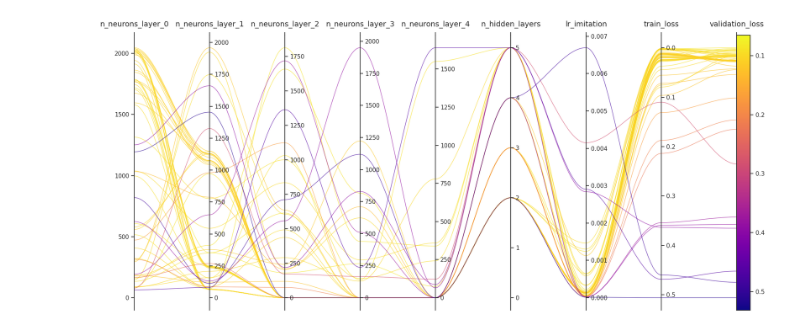
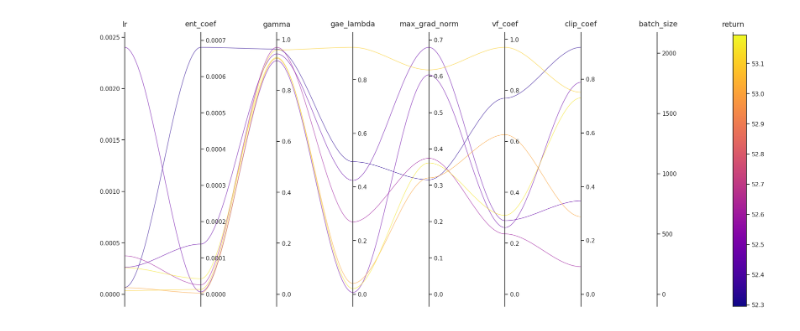
Before and after one commit to timosturm/acn-experiments, a Jupyter notebook: evaluation/parameters.ipynb, the cells around one changed output. Cells and saved outputs as stored; diff of their text form; code cells hidden in the pictures.

```diff
--- a/evaluation/parameters.ipynb
+++ b/evaluation/parameters.ipynb
@@ -13,5 +14,5 @@ sns.set_style("white", {'axes.grid': False})
 # %%
-def make_parallel_plot(df) -> matplotlib.figure.Figure:
+def make_parallel_plot(df, lower_is_better=False) -> matplotlib.figure.Figure:
     ynames = df.columns
     ys = df[ynames].values
     target = df[ynames[-1]].to_numpy()  # Target values
@@ -27,9 +28,12 @@ def make_parallel_plot(df) -> matplotlib.figure.Figure:
 
     # reverse axis 1 to have less crossings
     # ymaxs[1], ymins[1] = ymins[1], ymaxs[1]
-    # reverse loss axes to highlight that lower is better
-    ymaxs[-1], ymins[-1] = ymins[-1], ymaxs[-1]
-    ymaxs[-2], ymins[-2] = ymins[-2], ymaxs[-2]
+
+    # Reverse loss axes to highlight that lower is better
+    # ymaxs[-1], ymins[-1] = ymins[-1], ymaxs[-1]
+    # ymaxs[-2], ymins[-2] = ymins[-2], ymaxs[-2]
+    if lower_is_better:
+        ymaxs[-1], ymins[-1] = ymins[-1], ymaxs[-1]
 
     dys = ymaxs - ymins
 
@@ -56,20 +60,19 @@ def make_parallel_plot(df) -> matplotlib.figure.Figure:
     host.tick_params(axis='x', which='major', pad=7)
     host.spines['right'].set_visible(False)
     host.xaxis.tick_top()
-    # host.set_title(
-    #     'Parallel Coordinates Plot — Imitation Learning',
-    #     fontsize=18,
-    #     pad=12,
-    # )
 
-    cmap = sns.color_palette("plasma_r", as_cmap=True)
-    norm = plt.Normalize(vmin=ymaxs[-1], vmax=ymins[-1])
+    if lower_is_better:
+        cmap = sns.color_palette("plasma_r", as_cmap=True)
+        norm = plt.Normalize(vmin=ymaxs[-1], vmax=ymins[-1])
+    else:
+        cmap = sns.color_palette("plasma", as_cmap=True)
+        norm = plt.Normalize(vmin=ymins[-1], vmax=ymaxs[-1])
 
     legend_handles = [None for _ in np.unique(target)]
     for j in range(ys.shape[0]):
         # create bezier curves
         verts = list(zip([x for x in np.linspace(0, len(ys) - 1, len(ys) * 3 - 2, endpoint=True)],
-                        np.repeat(zs[j, :], 3)[1:-1]))
+                         np.repeat(zs[j, :], 3)[1:-1]))
         codes = [Path.MOVETO] + [Path.CURVE4 for _ in range(len(verts) - 1)]
         path = Path(verts, codes)
         patch = patches.PathPatch(
@@ -92,7 +95,8 @@ def make_parallel_plot(df) -> matplotlib.figure.Figure:
     # cbar.set_ticks([])
     # cbar.set_ticklabels([])
     # cbar.outline.set_visible(False)
-    cbar.ax.invert_yaxis()
+    if lower_is_better:
+        cbar.ax.invert_yaxis()
 
     ax.set_yticks([])
     ax.set_yticklabels([])
@@ -104,5 +148,5 @@ def make_parallel_plot(df) -> matplotlib.figure.Figure:
 # %%
-df = pd.read_csv("IL_data/wandb_export_2025-04-02T09_28_49.718+02_00.csv", index_col=0)\
-    .fillna(0)\
-    .rename(columns=lambda x: re.sub('imitation/', '', x))
-df.head()
+# df = pd.read_csv("beta_charging_centered_AV.csv", index_col=0)\
+#     .fillna(0)\
+#     # .rename(columns=lambda x: re.sub('imitation/', '', x))
+# df.head()
@@ -116,0 +153,6 @@ df.head()
+# %%
+df_hyperparameters = df[["lr_rl", "ent_coef_rl", "gamma_rl", "gae_lambda_rl", "max_grad_norm_rl", "vf_coef_rl", "clip_coef_rl","num_steps / batch_size", "eval/return"]]
+df_hyperparameters= df_hyperparameters.rename(columns=lambda x: re.sub('eval/', '', x))
+df_hyperparameters= df_hyperparameters.rename(columns=lambda x: re.sub('num_steps /', '', x))
+df_hyperparameters= df_hyperparameters.rename(columns=lambda x: re.sub('_rl', '', x))
+df_hyperparameters.head()
@@ -117,5 +167,5 @@ df.head()
 # %%
-make_parallel_plot(df).savefig("parallel_coordinates_IL.png", dpi=200)
+make_parallel_plot(df_hyperparameters).savefig("test.png", dpi=300)#.savefig("parallel_coordinates_IL.png", dpi=200)
 # %% [output]
-[figure, old version]
+[figure, new version]
 # %%
```
Also changed, not shown: parts of 21 cells of this notebook, 1 other file.
